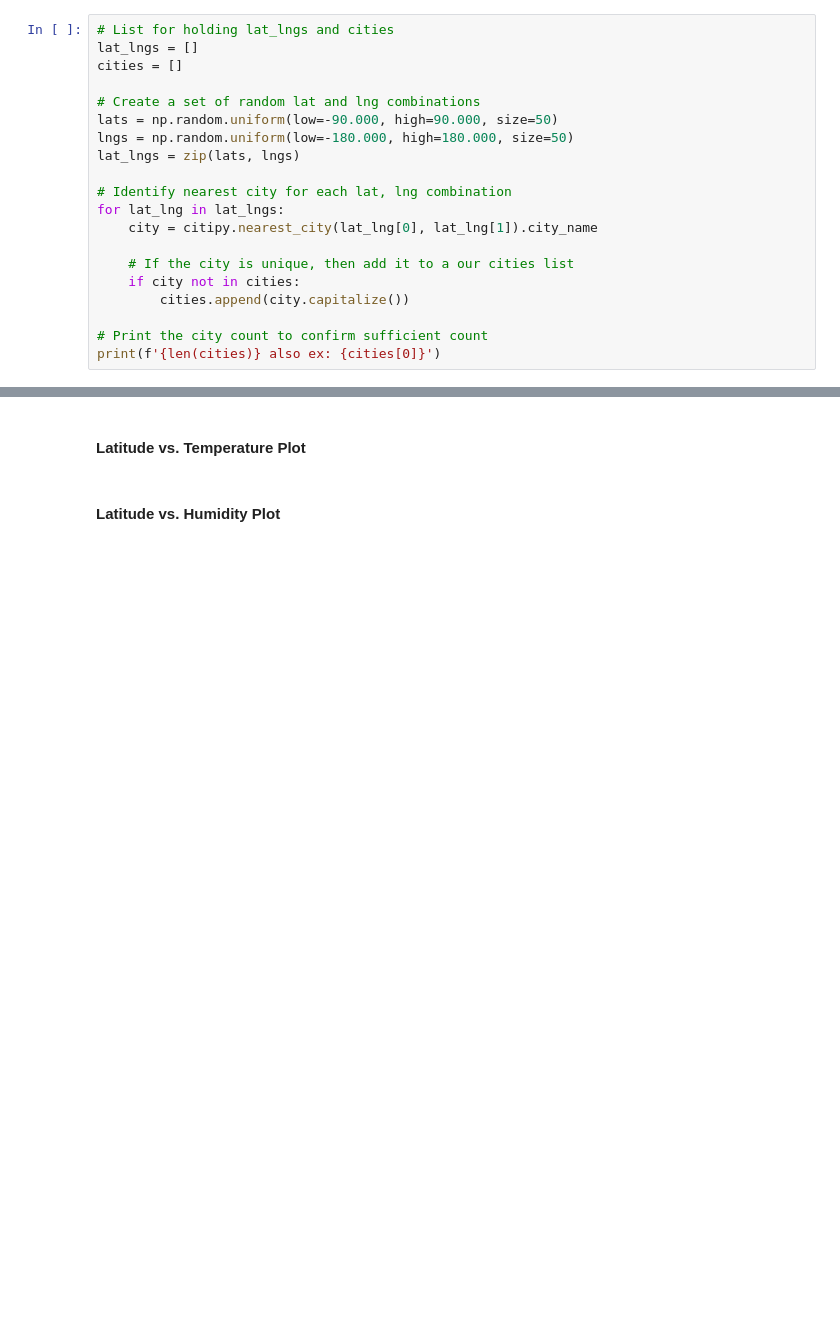
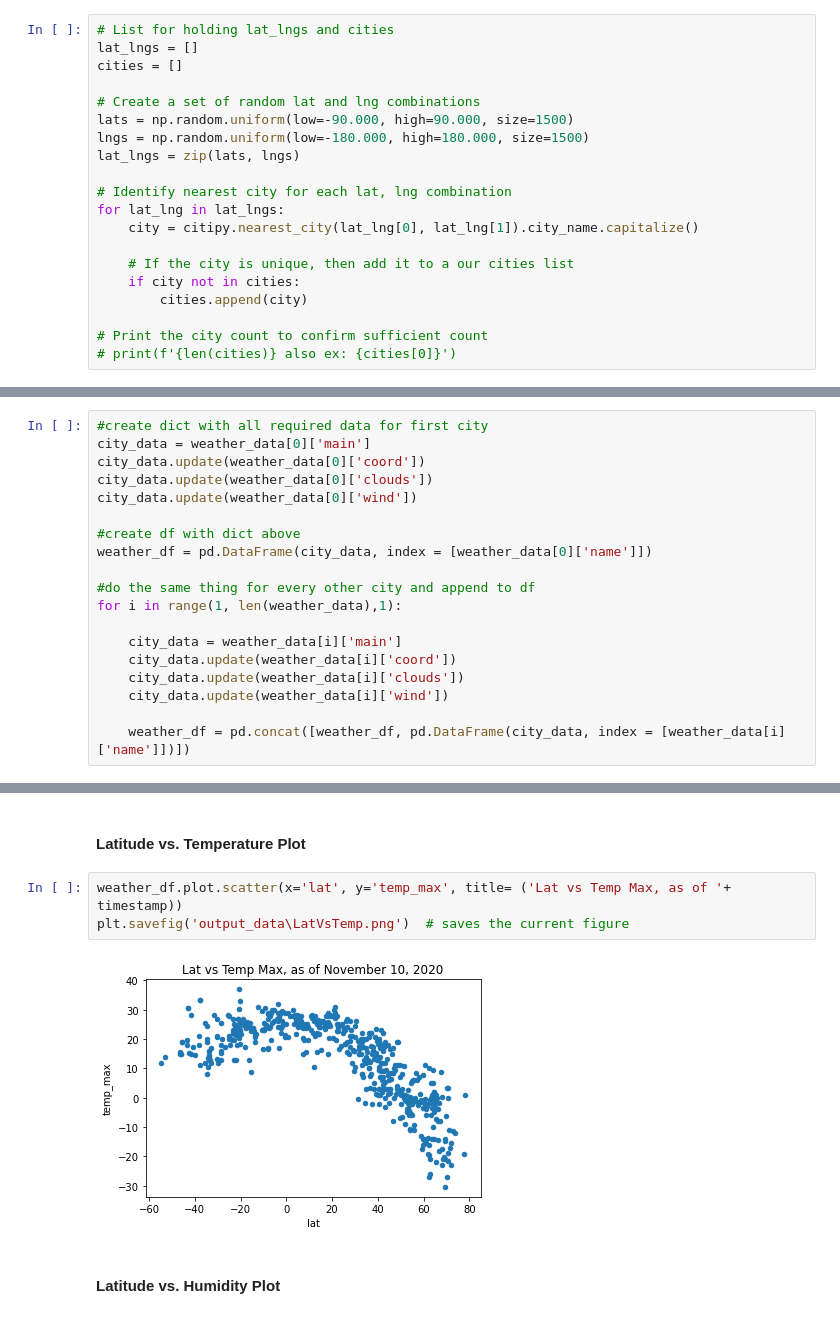
Before and after one commit to miguel-diaz-data/python-api-challenge, a Jupyter notebook: WeatherPy.ipynb, the cells around one changed output, grey strips where cells are left out. Cells and saved outputs as stored; diff of their text form; blank space fills up the shorter version.

```diff
--- a/WeatherPy.ipynb
+++ b/WeatherPy.ipynb
@@ -39,17 +42,17 @@ lat_lngs = []
 cities = []
 
 # Create a set of random lat and lng combinations
-lats = np.random.uniform(low=-90.000, high=90.000, size=50)
-lngs = np.random.uniform(low=-180.000, high=180.000, size=50)
+lats = np.random.uniform(low=-90.000, high=90.000, size=1500)
+lngs = np.random.uniform(low=-180.000, high=180.000, size=1500)
 lat_lngs = zip(lats, lngs)
 
 # Identify nearest city for each lat, lng combination
 for lat_lng in lat_lngs:
-    city = citipy.nearest_city(lat_lng[0], lat_lng[1]).city_name
+    city = citipy.nearest_city(lat_lng[0], lat_lng[1]).city_name.capitalize()
 
     # If the city is unique, then add it to a our cities list
     if city not in cities:
-        cities.append(city.capitalize())
+        cities.append(city)
 
 # Print the city count to confirm sufficient count
-print(f'{len(cities)} also ex: {cities[0]}')
+# print(f'{len(cities)} also ex: {cities[0]}')
@@ -106,0 +117,19 @@ pd.read_json()
+# %%
+#create dict with all required data for first city
+city_data = weather_data[0]['main']
+city_data.update(weather_data[0]['coord'])
+city_data.update(weather_data[0]['clouds'])
+city_data.update(weather_data[0]['wind'])
+
+#create df with dict above
+weather_df = pd.DataFrame(city_data, index = [weather_data[0]['name']])
+
+#do the same thing for every other city and append to df
+for i in range(1, len(weather_data),1):
+
+    city_data = weather_data[i]['main']
+    city_data.update(weather_data[i]['coord'])
+    city_data.update(weather_data[i]['clouds'])
+    city_data.update(weather_data[i]['wind'])
+
+    weather_df = pd.concat([weather_df, pd.DataFrame(city_data, index = [weather_data[i]['name']])])
@@ -110,5 +145,10 @@ pd.read_json()
 * Save the plotted figures as .pngs.
 # %% [markdown]
 #### Latitude vs. Temperature Plot
+# %%
+weather_df.plot.scatter(x='lat', y='temp_max', title= ('Lat vs Temp Max, as of '+ timestamp))
+plt.savefig('output_data\LatVsTemp.png')  # saves the current figure
+# %% [output]
+[figure, added]
 # %% [markdown]
 #### Latitude vs. Humidity Plot
```
Also changed, not shown: parts of 8 cells of this notebook.
